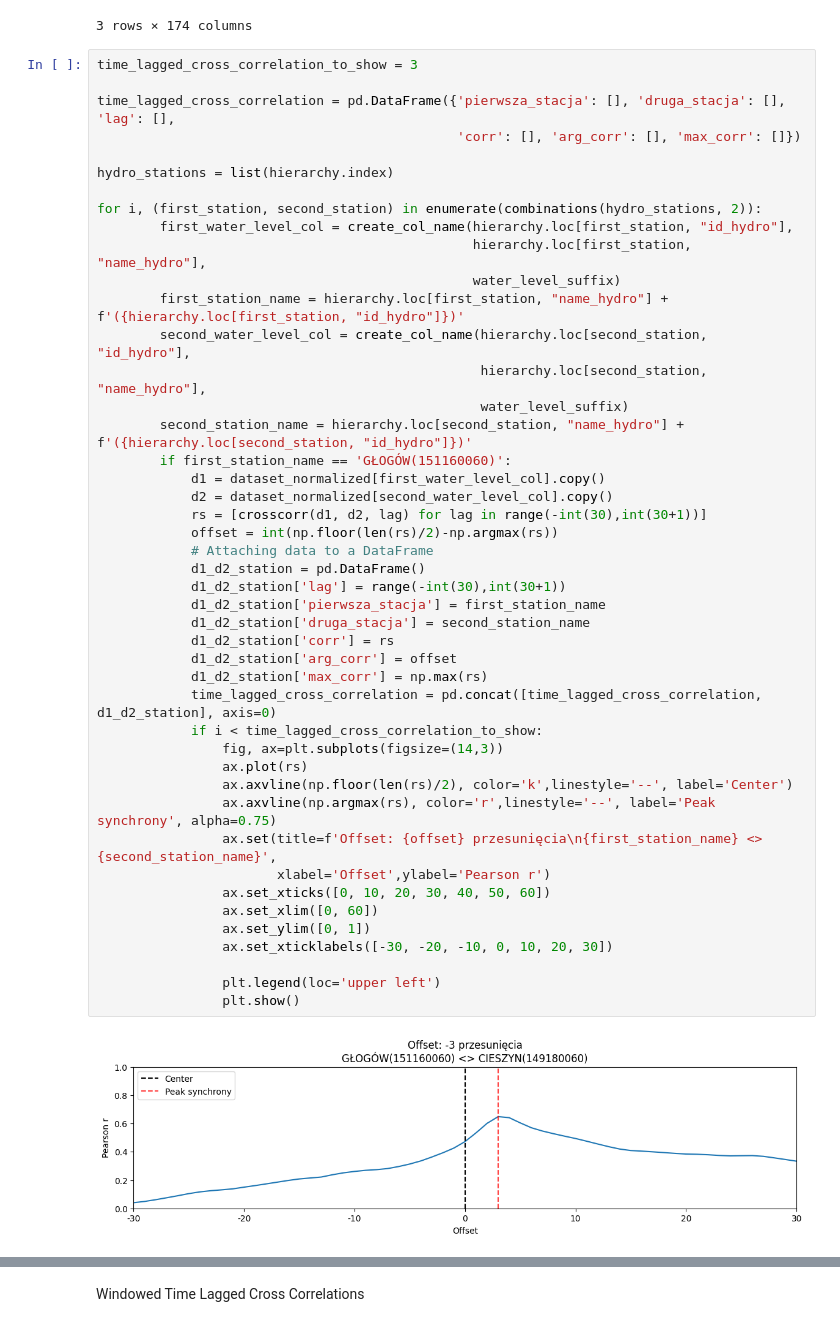
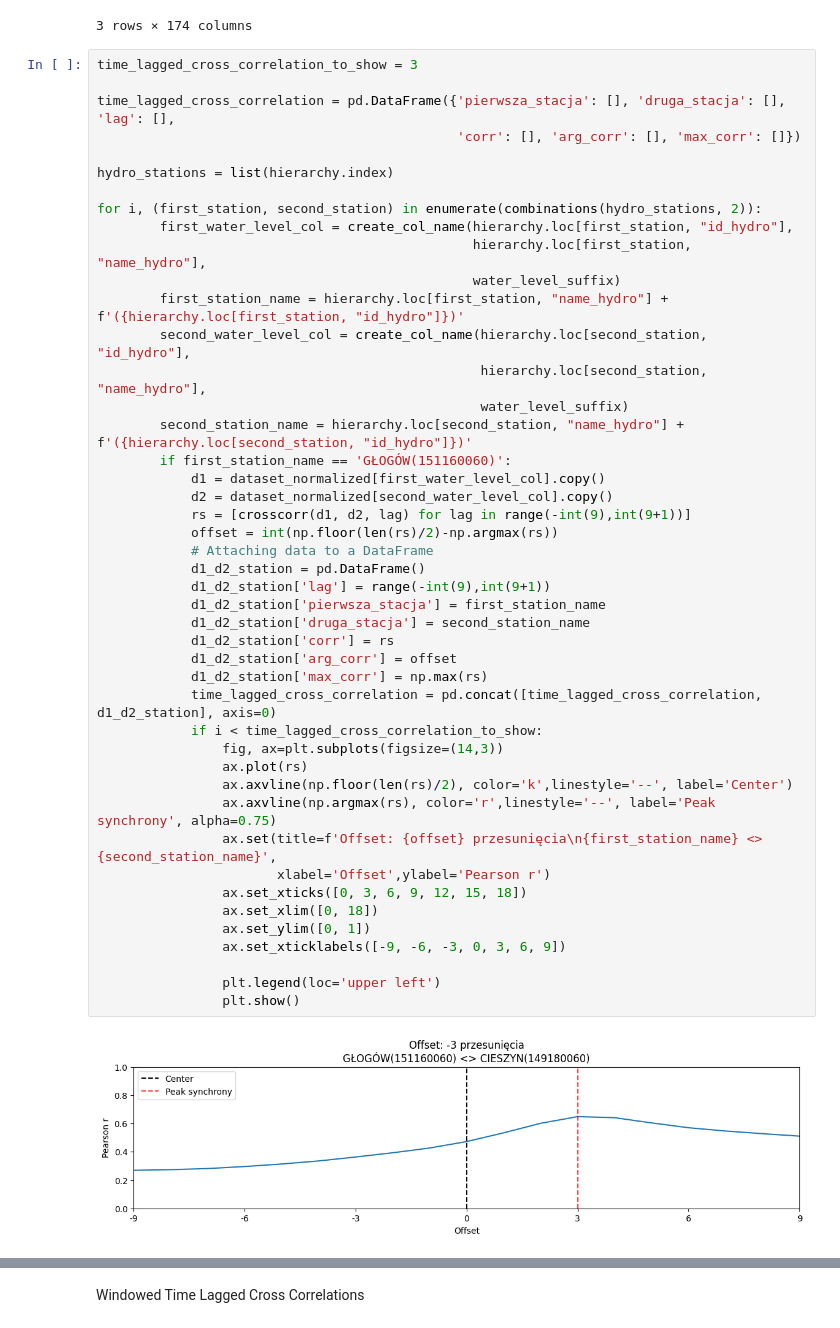
Before and after one commit to it4datascience/CuValley-Batmaja, a Jupyter notebook: expl_data_analysis/EDA.ipynb, the cells around one changed output, grey strips where cells are left out. Drawn from its saved outputs; the diff is of its cells as text.

```diff
--- a/expl_data_analysis/EDA.ipynb
+++ b/expl_data_analysis/EDA.ipynb
@@ -362,36 +362,36 @@ for i, (first_station, second_station) in enumerate(combinations(hydro_stations,
                                                 water_level_suffix)
         first_station_name = hierarchy.loc[first_station, "name_hydro"] + f'({hierarchy.loc[first_station, "id_hydro"]})'
         second_water_level_col = create_col_name(hierarchy.loc[second_station, "id_hydro"],
                                                  hierarchy.loc[second_station, "name_hydro"],
                                                  water_level_suffix)
         second_station_name = hierarchy.loc[second_station, "name_hydro"] + f'({hierarchy.loc[second_station, "id_hydro"]})'
         if first_station_name == 'GŁOGÓW(151160060)':
             d1 = dataset_normalized[first_water_level_col].copy()
             d2 = dataset_normalized[second_water_level_col].copy()
-            rs = [crosscorr(d1, d2, lag) for lag in range(-int(30),int(30+1))]
+            rs = [crosscorr(d1, d2, lag) for lag in range(-int(9),int(9+1))]
             offset = int(np.floor(len(rs)/2)-np.argmax(rs))
             # Attaching data to a DataFrame
             d1_d2_station = pd.DataFrame()
-            d1_d2_station['lag'] = range(-int(30),int(30+1))
+            d1_d2_station['lag'] = range(-int(9),int(9+1))
             d1_d2_station['pierwsza_stacja'] = first_station_name
             d1_d2_station['druga_stacja'] = second_station_name
             d1_d2_station['corr'] = rs
             d1_d2_station['arg_corr'] = offset
             d1_d2_station['max_corr'] = np.max(rs)
             time_lagged_cross_correlation = pd.concat([time_lagged_cross_correlation, d1_d2_station], axis=0)
             if i < time_lagged_cross_correlation_to_show:
                 fig, ax=plt.subplots(figsize=(14,3))
                 ax.plot(rs)
                 ax.axvline(np.floor(len(rs)/2), color='k',linestyle='--', label='Center')
                 ax.axvline(np.argmax(rs), color='r',linestyle='--', label='Peak synchrony', alpha=0.75)
                 ax.set(title=f'Offset: {offset} przesunięcia\n{first_station_name} <> {second_station_name}',
                        xlabel='Offset',ylabel='Pearson r')
-                ax.set_xticks([0, 10, 20, 30, 40, 50, 60])
-                ax.set_xlim([0, 60])
+                ax.set_xticks([0, 3, 6, 9, 12, 15, 18])
+                ax.set_xlim([0, 18])
                 ax.set_ylim([0, 1])
-                ax.set_xticklabels([-30, -20, -10, 0, 10, 20, 30])
+                ax.set_xticklabels([-9, -6, -3, 0, 3, 6, 9])
 
                 plt.legend(loc='upper left')
                 plt.show()
 # %% [output]
-[figure, old version]
+[figure, new version]
```
Also changed, not shown: parts of 5 cells of this notebook.
